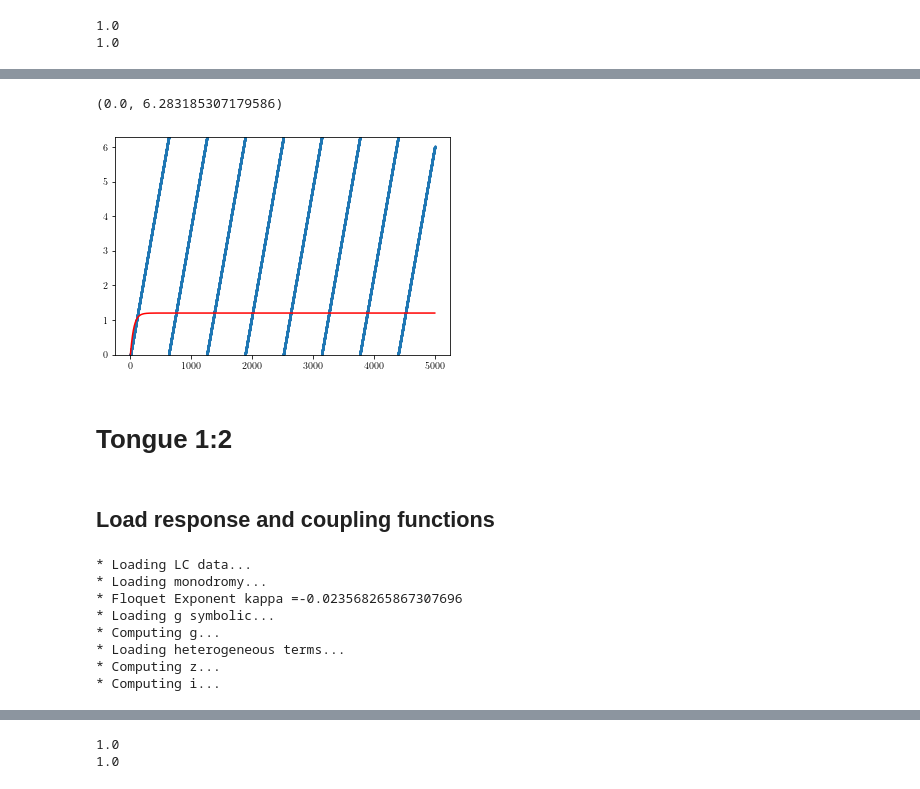
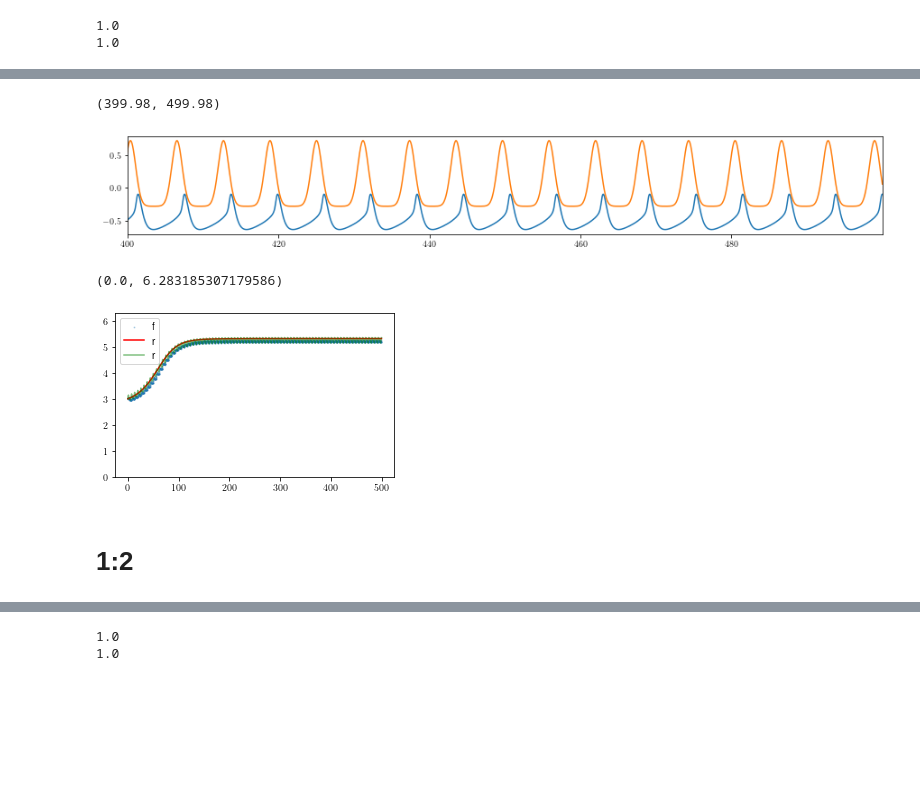
Before and after one commit to youngmp/nm, a Jupyter notebook: jupyter/check_tongues_thal1.ipynb, the cells around one changed output, grey strips where cells are left out. Drawn from its saved outputs; the diff is of its cells as text; code cells hidden in the pictures; blank space fills up the shorter version.

Commit message:
confirmed tongues/forcing code is working

```diff
--- a/jupyter/check_tongues_thal1.ipynb
+++ b/jupyter/check_tongues_thal1.ipynb
@@ -208,39 +416,32 @@ sol_full = solve_ivp(ct_full,[0,t[-1]],y0,method='LSODA',
+# %%
+solr11 = solve_ivp(rhs_avg,[0,t[-1]],[th_init11,0],t_eval=t,args=(*args11,),**kw_sim)
+# solr11_0 = solve_ivp(rhs_avg,[0,t[-1]],[th_init,0],t_eval=t,args=(*args11,1),**kw_sim)
+# %%
+solr11b = solve_ivp(_redu,[0,t[-1]],[th_init,0,0],t_eval=t,args=(*args11,),**kw_sim)
 # %%
-# fig,axs = plt.subplots()
-# axs.plot(t,sol_full.y.T[:,0])
-# axs.plot(t,system11b(t))
-# axs.set_xlim(t[-1]-100,t[-1])
+fig,axs = plt.subplots(figsize=(15,2))
+axs.plot(t,solf11.y.T[:,0])
+axs.plot(t,a11.system1.forcing_fn(t*(1+del11)))
+axs.set_xlim(t[-1]-100,t[-1])
+# %% [output]
+(399.98, 499.98)
+[figure, added]
 # %%
-# estimate phase for each model and compare phase difference
-x, phase1 = get_phase(sol_full,skipn=10,system1=system11a)
+tp11, phase11 = get_phase(t,solf11.y.T,skipn=10,system1=system1)
 # %%
-fig,axs = plt.subplots()
-forcing_phase = np.mod(a._m[1]*np.linspace(0,x[-1],len(x)),2*np.pi)
-y = np.mod(phase1*2*np.pi-a.om*forcing_phase,2*np.pi)
-#y = phase1*2*np.pi
+fig,axs = plt.subplots(figsize=(5,3)); axs = np.asarray([axs])
+forcing_phase11 = np.mod((a11._m[1]+del11)*np.linspace(0,tp11[-1],len(tp11)),2*np.pi)
+y11 = np.mod(phase11-forcing_phase11,2*np.pi)
 
-axs.scatter(x,y,s=1)
-#axs.plot(x,np.mod(forcing_phase,2*np.pi))
-axs.plot(t,np.mod(sol_redu.y.T[:,0],2*np.pi),color='red')
-#axs.set_xlim(0,100)
-axs.set_ylim(0,2*np.pi)
+axs[0].scatter(tp11,y11,s=1,alpha=.25,label='f')
+axs[0].plot(solr11.t,np.mod(solr11.y.T[:,0],2*np.pi),color='r',label='r')
+axs[0].plot(solr11b.t,np.mod(solr11b.y.T[:,0]-a11.om*solr11b.y.T[:,2],2*np.pi),color='green',label='r',alpha=.5)
+
+axs[0].legend()
+axs[0].set_ylim(0,2*np.pi)
 # %% [output]
 (0.0, 6.283185307179586)
-[figure, old version]
+[figure, new version]
 # %% [markdown]
-# Tongue 1:2
+# 1:2
-# %% [markdown]
-## Load response and coupling functions
-# %%
-system12a = rsp(pardict=copy.deepcopy(pd1),**copy.deepcopy(kws1))
-system12b = rsp(pardict=copy.deepcopy(pd2),**copy.deepcopy(kws2))
-# %% [output]
-* Loading LC data...
-* Loading monodromy...
-* Floquet Exponent kappa =-0.023568265867307696
-* Loading g symbolic...
-* Computing g...
-* Loading heterogeneous terms...
-* Computing z...
-* Computing i...
 # %%
```
Also changed, not shown: parts of 143 cells of this notebook, 8 other files.
